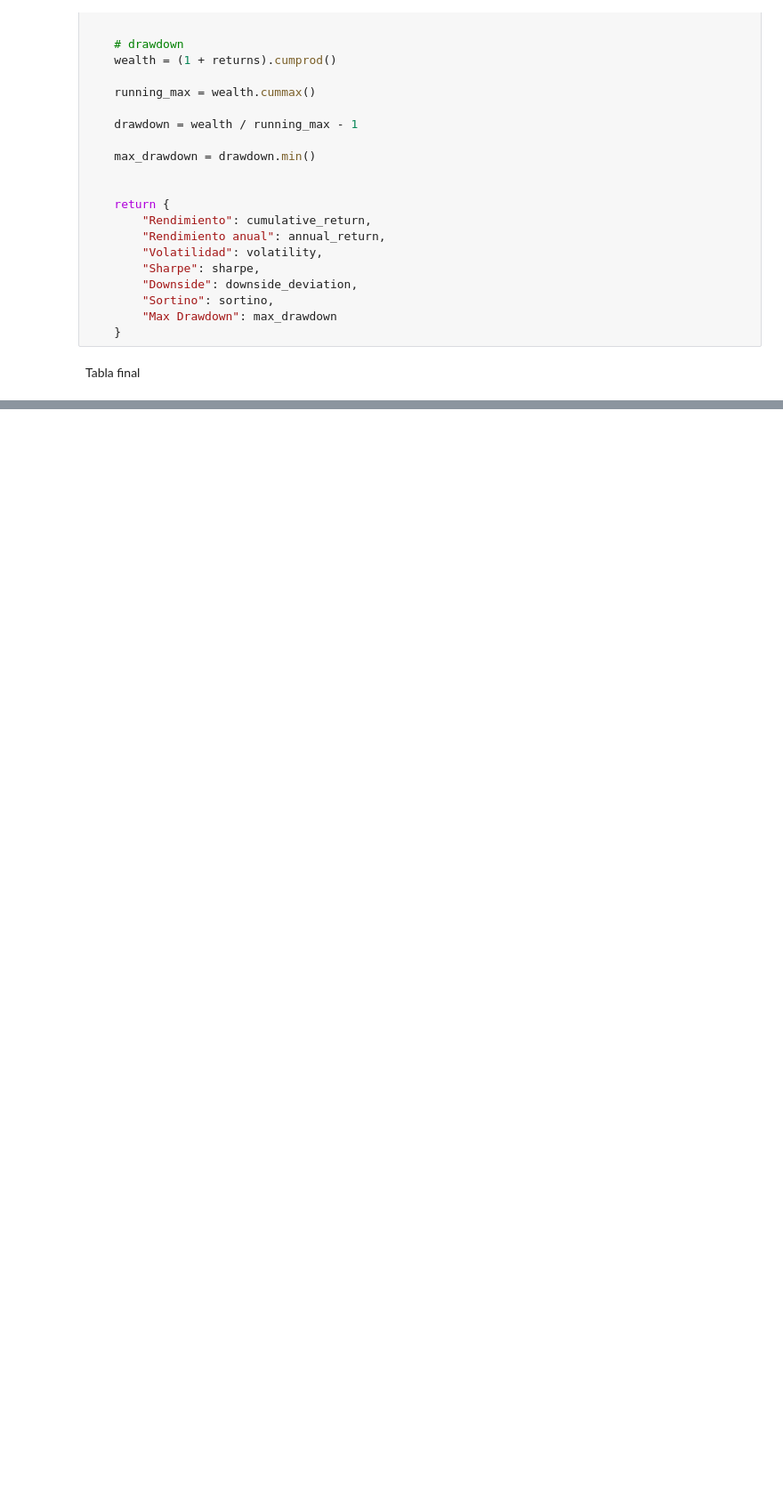
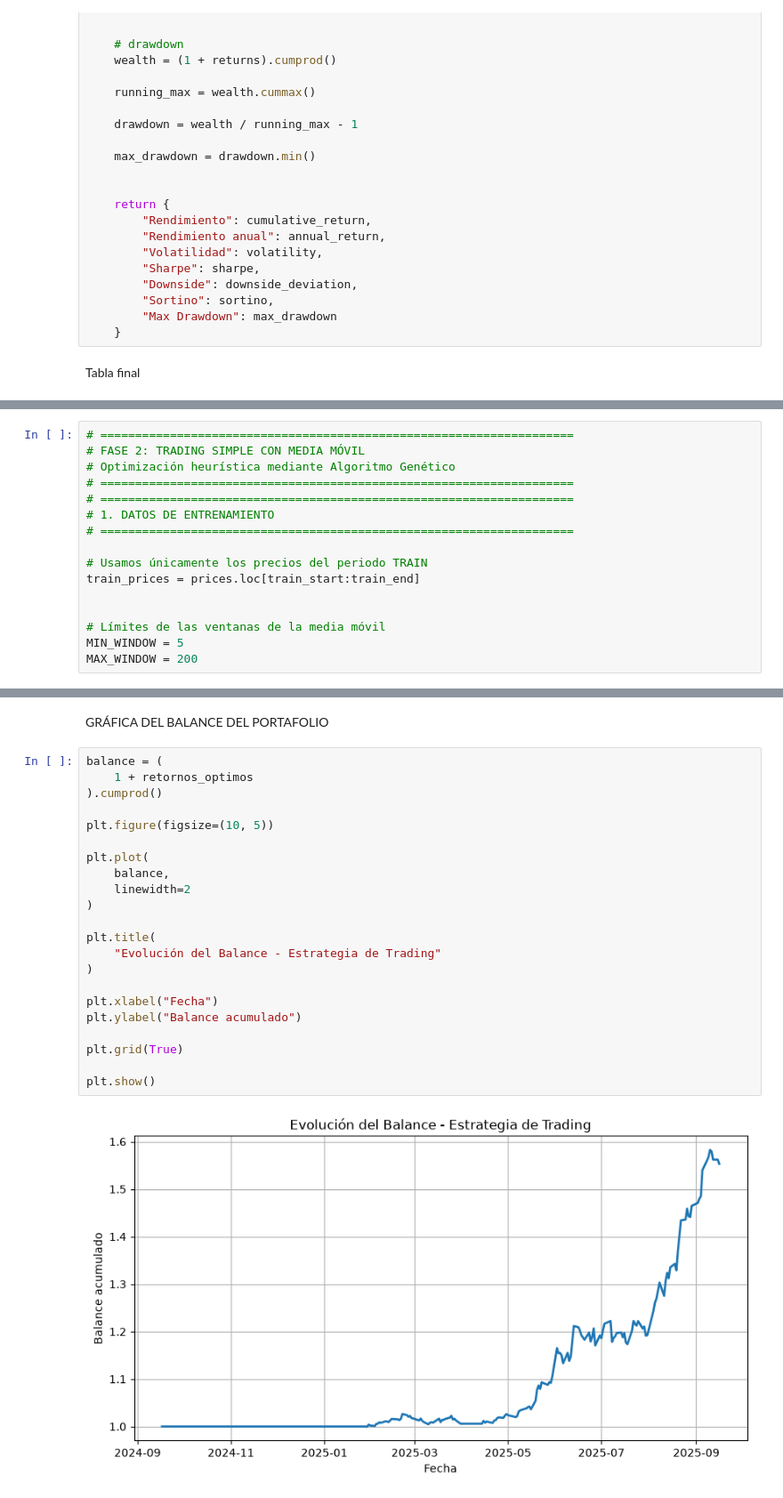
Before and after one commit to DayanniGodoy/MIA, a Jupyter notebook: proyecto_1.ipynb, the cells around one changed output, grey strips where cells are left out. Shown at 89% size. Cells and saved outputs as stored; diff of their text form; blank space fills up the shorter version.

```diff
--- a/proyecto_1.ipynb
+++ b/proyecto_1.ipynb
@@ -503,0 +510,16 @@ plt.show()
+# %%
+# ====================================================================
+# FASE 2: TRADING SIMPLE CON MEDIA MÓVIL
+# Optimización heurística mediante Algoritmo Genético
+# ====================================================================
+# ====================================================================
+# 1. DATOS DE ENTRENAMIENTO
+# ====================================================================
+
+# Usamos únicamente los precios del periodo TRAIN
+train_prices = prices.loc[train_start:train_end]
+
+
+# Límites de las ventanas de la media móvil
+MIN_WINDOW = 5
+MAX_WINDOW = 200
@@ -503,0 +1051,26 @@ plt.show()
+# %% [markdown]
+GRÁFICA DEL BALANCE DEL PORTAFOLIO
+# %%
+balance = (
+    1 + retornos_optimos
+).cumprod()
+
+plt.figure(figsize=(10, 5))
+
+plt.plot(
+    balance,
+    linewidth=2
+)
+
+plt.title(
+    "Evolución del Balance - Estrategia de Trading"
+)
+
+plt.xlabel("Fecha")
+plt.ylabel("Balance acumulado")
+
+plt.grid(True)
+
+plt.show()
+# %% [output]
+[figure, added]
```
Also changed, not shown: parts of 38 cells of this notebook.
